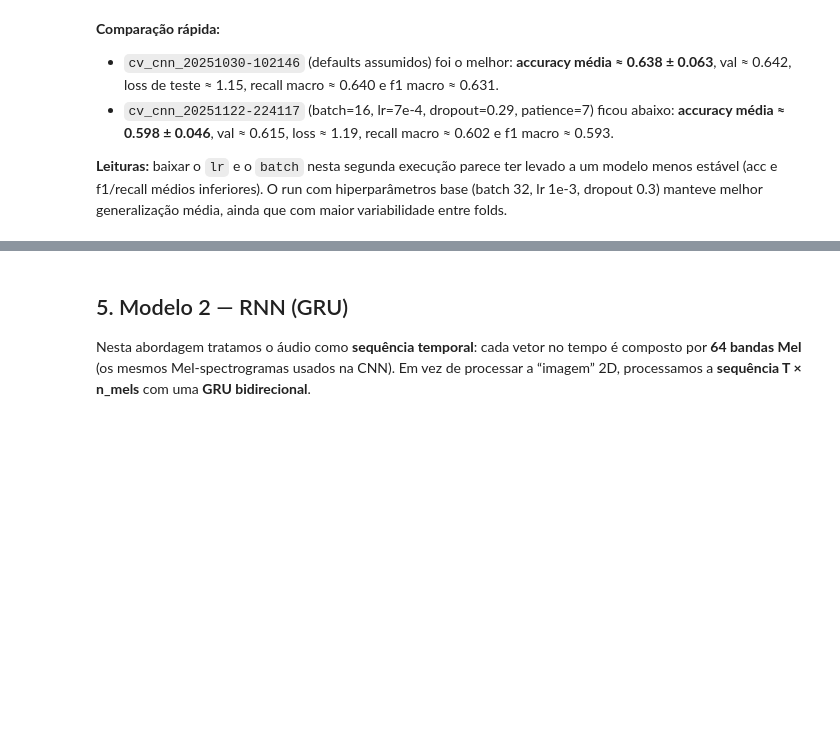
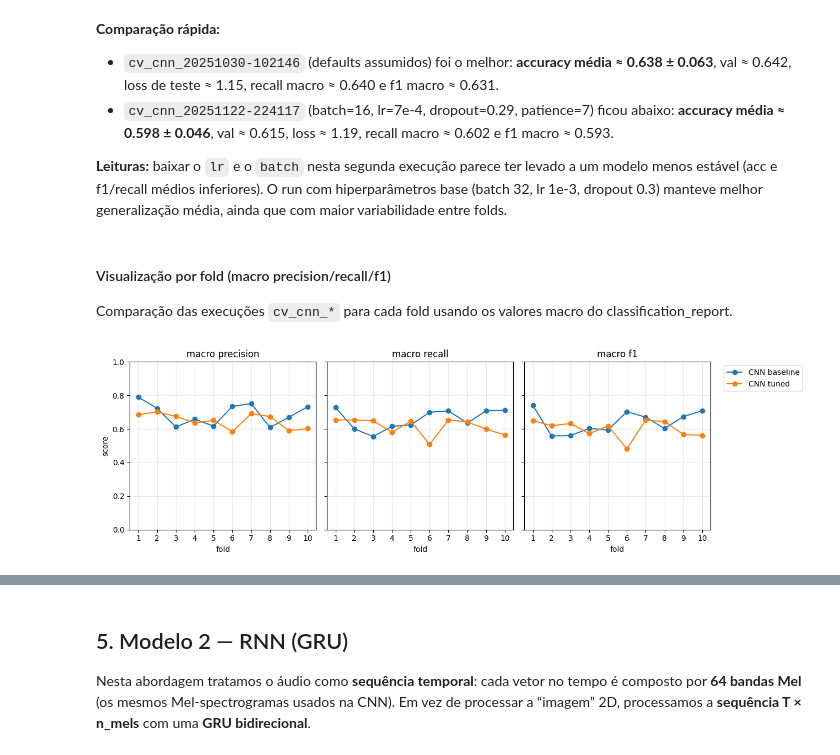
Before and after one commit to QuAleAcEna/us8k-project, a Jupyter notebook: report.ipynb, the cells around one changed output, grey strips where cells are left out. Drawn from its saved outputs; the diff is of its cells as text; code cells hidden in the pictures; blank space fills up the shorter version.

```diff
--- a/report.ipynb
+++ b/report.ipynb
@@ -334,3 +334,62 @@ cv_cnn_df
 - `cv_cnn_20251122-224117` (batch=16, lr=7e-4, dropout=0.29, patience=7) ficou abaixo: **accuracy média ≈ 0.598 ± 0.046**, val ≈ 0.615, loss ≈ 1.19, recall macro ≈ 0.602 e f1 macro ≈ 0.593.
 
 **Leituras:** baixar o `lr` e o `batch` nesta segunda execução parece ter levado a um modelo menos estável (acc e f1/recall médios inferiores). O run com hiperparâmetros base (batch 32, lr 1e-3, dropout 0.3) manteve melhor generalização média, ainda que com maior variabilidade entre folds.
+# %% [markdown]
+#### Visualização por fold (macro precision/recall/f1)
+Comparação das execuções `cv_cnn_*` para cada fold usando os valores macro do classification_report.
+# %%
+from pathlib import Path
+import json, pandas as pd, matplotlib.pyplot as plt
+
+friendly_names = {
+    "cv_cnn_20251030-102146": "CNN baseline",
+    "cv_cnn_20251122-224117": "CNN tuned",
+}
+
+def display_name(run):
+    return friendly_names.get(run, run)
+
+def load_macro_per_fold(run_dir):
+    rows = []
+    for fold_json in sorted(run_dir.glob("fold*_metrics.json")):
+        fold = int(fold_json.stem.split('_')[0].replace('fold', ''))
+        with open(fold_json) as f:
+            data = json.load(f)
+        macro = data.get("classification_report", {}).get("macro avg", {})
+        if macro:
+            rows.append({
+                "run": run_dir.name,
+                "label": display_name(run_dir.name),
+                "fold": fold,
+                "precision": macro.get("precision"),
+                "recall": macro.get("recall"),
+                "f1": macro.get("f1-score"),
+            })
+    return rows
+
+rows = []
+for run_dir in sorted(Path("runs").glob("cv_cnn_*")):
+    rows.extend(load_macro_per_fold(run_dir))
+
+per_fold_df = pd.DataFrame(rows).sort_values(["label", "fold"])
+
+if per_fold_df.empty:
+    print("Sem métricas macro para cv_cnn_*")
+else:
+    fig, axes = plt.subplots(1, 3, figsize=(13, 4), sharey=True)
+    metrics = ["precision", "recall", "f1"]
+    xticks = sorted(per_fold_df["fold"].unique())
+    for ax, metric in zip(axes, metrics):
+        for label, subset in per_fold_df.groupby("label"):
+            ax.plot(subset["fold"], subset[metric], marker="o", label=label)
+        ax.set_title(f"macro {metric}")
+        ax.set_xlabel("fold")
+        ax.set_xticks(xticks)
+        ax.set_ylim(0, 1)
+        ax.grid(alpha=0.3)
+    axes[0].set_ylabel("score")
+    axes[-1].legend(bbox_to_anchor=(1.05, 1), loc="upper left")
+    plt.tight_layout()
+    plt.show()
+# %% [output]
+[figure, added]
```
Also changed, not shown: parts of 2 cells of this notebook.
